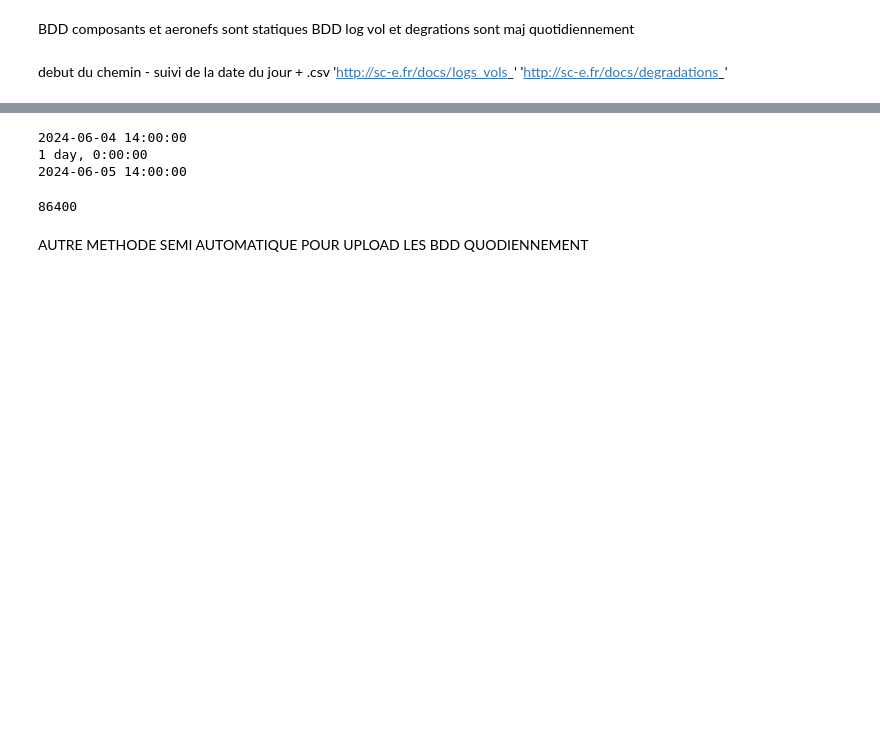
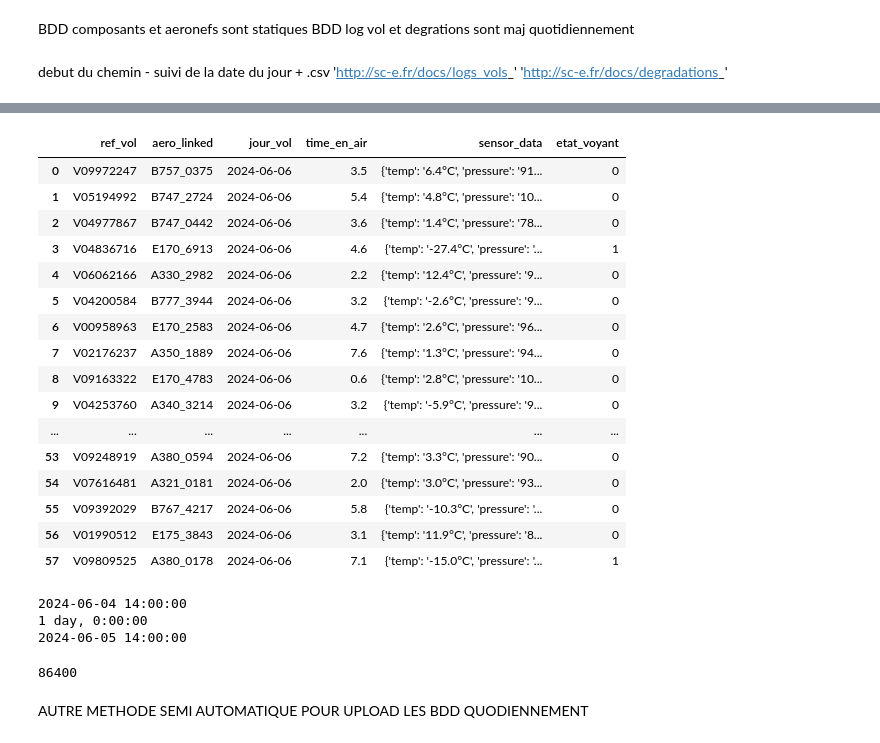
Before and after one commit to sambara92/Projet3, a Jupyter notebook: notebook auto_maj.ipynb, the cells around one changed output, grey strips where cells are left out. Cells and saved outputs as stored; diff of their text form; code cells hidden in the pictures; blank space fills up the shorter version.

```diff
--- a/notebook auto_maj.ipynb
+++ b/notebook auto_maj.ipynb
@@ -19,7 +19,7 @@ jour = auj.strftime('%Y-%m-%d')
 def maj_dataset_log_vols(jour):
     link_log = 'http://sc-e.fr/docs/logs_vols_'
     log = pd.read_csv(link_log+jour+".csv")
-    log.to_csv(r'C:\Users\MAITE\Wild Code School\SkyAnalytics\BDD\log_vols_'+ jour +'.csv', index=False)
+    log.to_csv(r'C:\Users\MAITE\Wild Code School\SkyAnalytics\BDD\logs_vols_'+ jour +'.csv', index=False)
     return log
 # %%
 #creer une fonction pour télécharger le data set dégradations mis à jour quotidiennement puis l'enregistrer sur mon PC
@@ -31,3 +51,23 @@ def maj_dataset_degra(jour):
+# %%
+maj_dataset_log_vols(str(auj))
+# %% [output]
+|  | ref_vol | aero_linked | jour_vol | time_en_air | sensor_data | etat_voyant |
+| 0 | V09972247 | B757_0375 | 2024-06-06 | 3.5 | {'temp': '6.4°C', 'pressure': '91... | 0 |
+| 1 | V05194992 | B747_2724 | 2024-06-06 | 5.4 | {'temp': '4.8°C', 'pressure': '10... | 0 |
+| 2 | V04977867 | B747_0442 | 2024-06-06 | 3.6 | {'temp': '1.4°C', 'pressure': '78... | 0 |
+| 3 | V04836716 | E170_6913 | 2024-06-06 | 4.6 | {'temp': '-27.4°C', 'pressure': '... | 1 |
+| 4 | V06062166 | A330_2982 | 2024-06-06 | 2.2 | {'temp': '12.4°C', 'pressure': '9... | 0 |
+| 5 | V04200584 | B777_3944 | 2024-06-06 | 3.2 | {'temp': '-2.6°C', 'pressure': '9... | 0 |
+| 6 | V00958963 | E170_2583 | 2024-06-06 | 4.7 | {'temp': '2.6°C', 'pressure': '96... | 0 |
+| 7 | V02176237 | A350_1889 | 2024-06-06 | 7.6 | {'temp': '1.3°C', 'pressure': '94... | 0 |
+| 8 | V09163322 | E170_4783 | 2024-06-06 | 0.6 | {'temp': '2.8°C', 'pressure': '10... | 0 |
+| 9 | V04253760 | A340_3214 | 2024-06-06 | 3.2 | {'temp': '-5.9°C', 'pressure': '9... | 0 |
+| ... | ... | ... | ... | ... | ... | ... |
+| 53 | V09248919 | A380_0594 | 2024-06-06 | 7.2 | {'temp': '3.3°C', 'pressure': '90... | 0 |
+| 54 | V07616481 | A321_0181 | 2024-06-06 | 2.0 | {'temp': '3.0°C', 'pressure': '93... | 0 |
+| 55 | V09392029 | B767_4217 | 2024-06-06 | 5.8 | {'temp': '-10.3°C', 'pressure': '... | 0 |
+| 56 | V01990512 | E175_3843 | 2024-06-06 | 3.1 | {'temp': '11.9°C', 'pressure': '8... | 0 |
+| 57 | V09809525 | A380_0178 | 2024-06-06 | 7.1 | {'temp': '-15.0°C', 'pressure': '... | 1 |
 # %%
 # Enter the first class date and time
 class_time = datetime(year=2024, month=6, day=4, hour=14, minute=00, second=0)
```
Also changed, not shown: parts of 4 cells of this notebook, 4 other files.
